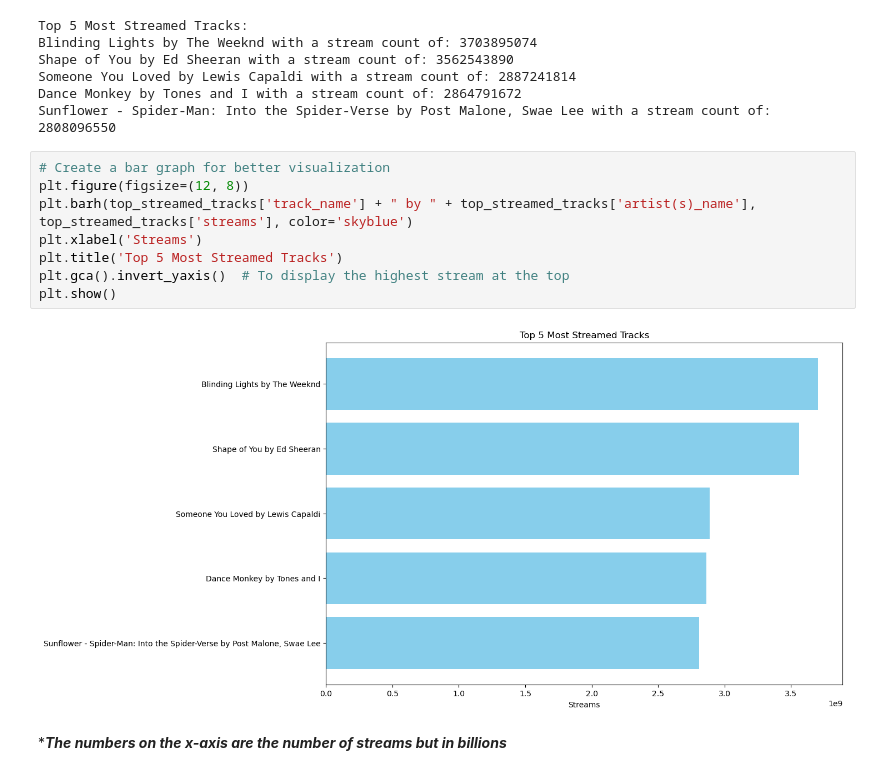
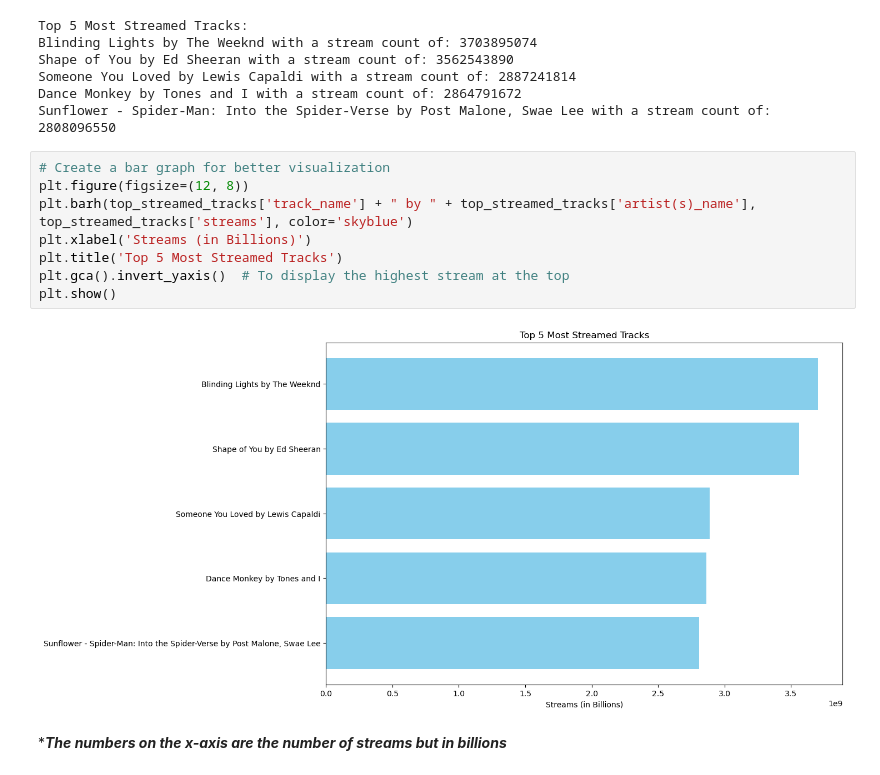
Before and after one commit to robss1130/ECE2112-Python-Exploratory_Data_Analysis, a Jupyter notebook: EDA_Spotify2023.ipynb, the cells around one changed output. Saved outputs shown, nothing was run; the diff lists cells and outputs as text.

```diff
--- a/EDA_Spotify2023.ipynb
+++ b/EDA_Spotify2023.ipynb
@@ -259,13 +259,13 @@ Sunflower - Spider-Man: Into the Spider-Verse by Post Malone, Swae Lee with a st
 # %%
 # Create a bar graph for better visualization
 plt.figure(figsize=(12, 8))
 plt.barh(top_streamed_tracks['track_name'] + " by " + top_streamed_tracks['artist(s)_name'], top_streamed_tracks['streams'], color='skyblue')
-plt.xlabel('Streams')
+plt.xlabel('Streams (in Billions)')
 plt.title('Top 5 Most Streamed Tracks')
 plt.gca().invert_yaxis()  # To display the highest stream at the top
 plt.show()
 # %% [output]
-[figure, old version]
+[figure, new version]
 # %% [markdown]
 ****The numbers on the x-axis are the number of streams but in billions***
 # %% [markdown]
```
Also changed, not shown: parts of 24 cells of this notebook.
